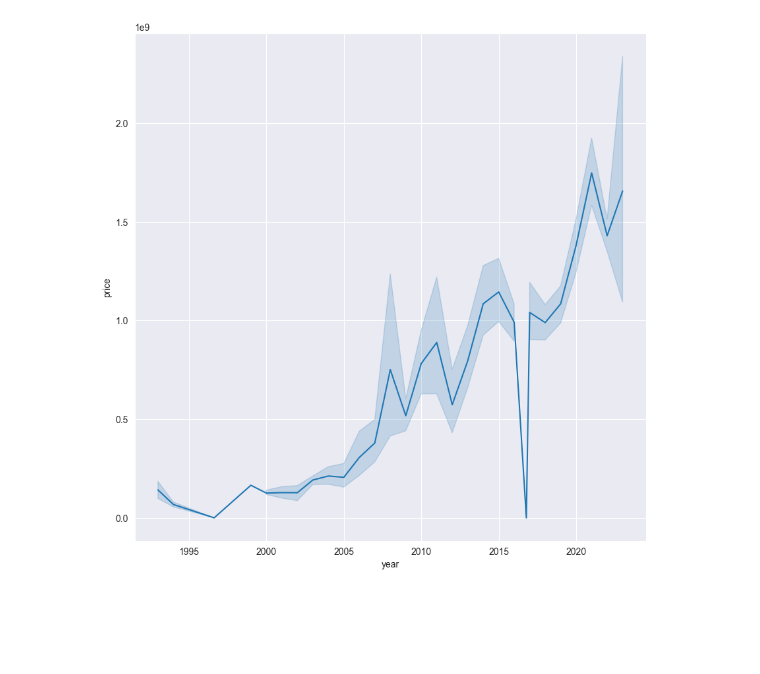
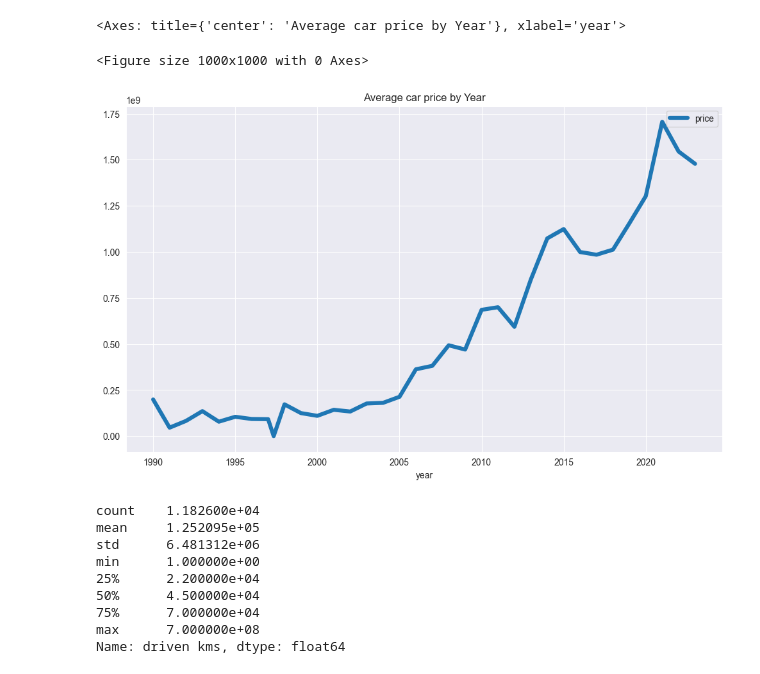
Before and after one commit to Nam0101/Old-car-price-prediction, a Jupyter notebook: notebooks/car_price_predict.ipynb, the cells around one changed output. Saved outputs shown, nothing was run; the diff lists cells and outputs as text; code cells hidden in the pictures; blank space fills up the shorter version.

```diff
--- a/notebooks/car_price_predict.ipynb
+++ b/notebooks/car_price_predict.ipynb
@@ -70,2 +70,6 @@ memory usage: 519.4+ KB
 Info data:
  None
+# %%
+# drop duplicate data have same url
+df.drop_duplicates(subset=['url'], inplace=True)
+describle_data()
@@ -156,10 +178,25 @@ Info data:
 df['year'].value_counts()
 # if year <= 1900 then replace by mean of year
 df['year'] = df['year'].apply(lambda x: df['year'].mean() if x <= 1900 else x)
-# %%
-plt.figure(figsize=(10,10))
-#plot price by year
-sns.lineplot(x='year', y='price', data=df)
-plt.show()
-# %% [output]
-[figure, removed]
+# %%
+plt.figure(figsize=(10,10))
+#plot price by year
+pv1=pd.pivot_table(df, index=['year'],values = ['price'],aggfunc = 'mean')
+pv1.plot(kind='line',linewidth=4.5,figsize=(12,7),title='Average car price by Year')
+# %% [output]
+<Axes: title={'center': 'Average car price by Year'}, xlabel='year'>
+<Figure size 1000x1000 with 0 Axes>
+[figure, added]
+# %%
+df['driven kms'].value_counts()
+df['driven kms'].describe()
+# %% [output]
+count    1.182600e+04
+mean     1.252095e+05
+std      6.481312e+06
+min      1.000000e+00
+25%      2.200000e+04
+50%      4.500000e+04
+75%      7.000000e+04
+max      7.000000e+08
+Name: driven kms, dtype: float64
```
Also changed, not shown: parts of 7 cells of this notebook, 11 other files.
